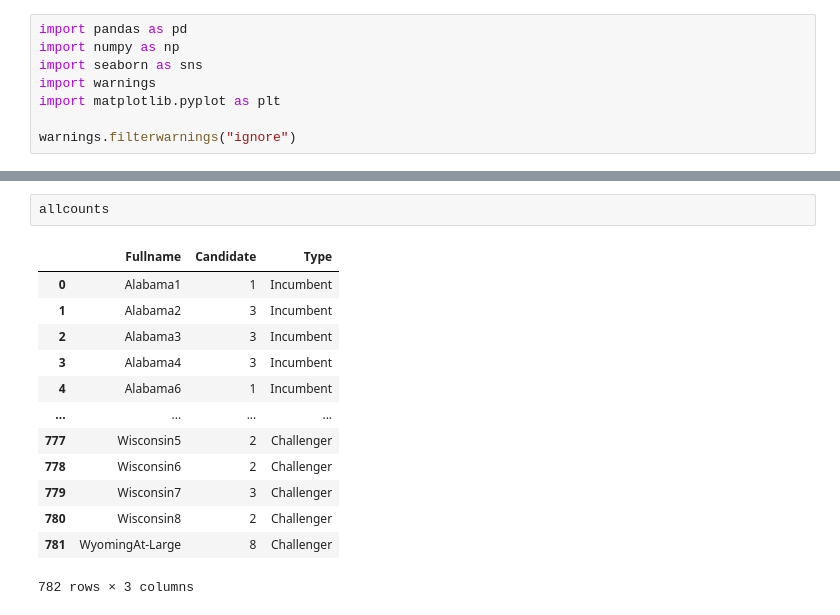
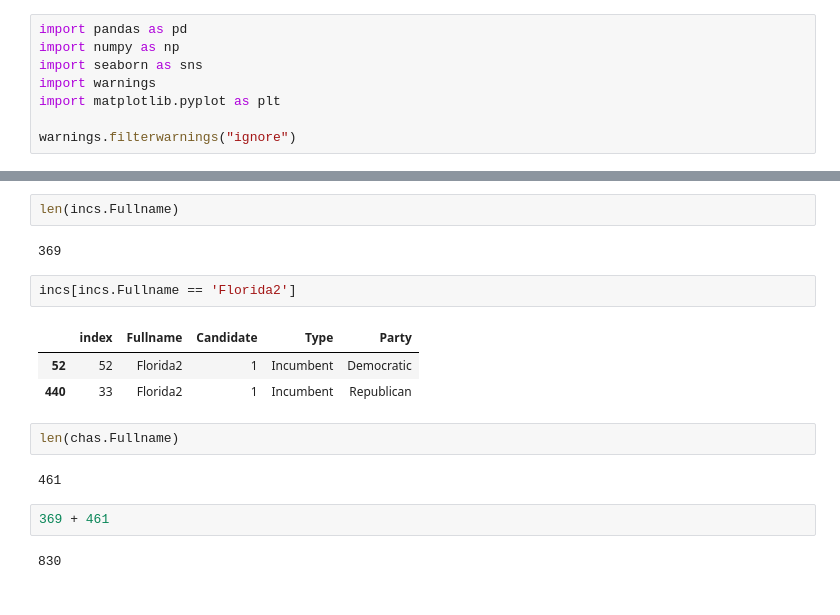
Before and after one commit to sarsong/data102proj, a Jupyter notebook: Noah.ipynb, the cells around one changed output, grey strips where cells are left out. Saved outputs shown, nothing was run; the diff lists cells and outputs as text.

```diff
--- a/Noah.ipynb
+++ b/Noah.ipynb
@@ -118,16 +75,18 @@ plt.xlabel('# of candidates');
 # %%
-allcounts
+len(incs.Fullname)
 # %% [output]
-|  | Fullname | Candidate | Type |
-| 0 | Alabama1 | 1 | Incumbent |
-| 1 | Alabama2 | 3 | Incumbent |
-| 2 | Alabama3 | 3 | Incumbent |
-| 3 | Alabama4 | 3 | Incumbent |
-| 4 | Alabama6 | 1 | Incumbent |
-| ... | ... | ... | ... |
-| 777 | Wisconsin5 | 2 | Challenger |
-| 778 | Wisconsin6 | 2 | Challenger |
-| 779 | Wisconsin7 | 3 | Challenger |
-| 780 | Wisconsin8 | 2 | Challenger |
-| 781 | WyomingAt-Large | 8 | Challenger |
-782 rows × 3 columns
+369
+# %%
+incs[incs.Fullname == 'Florida2']
+# %% [output]
+|  | index | Fullname | Candidate | Type | Party |
+| 52 | 52 | Florida2 | 1 | Incumbent | Democratic |
+| 440 | 33 | Florida2 | 1 | Incumbent | Republican |
+# %%
+len(chas.Fullname)
+# %% [output]
+461
+# %%
+369 + 461
+# %% [output]
+830
```
Also changed, not shown: parts of 15 cells of this notebook.
